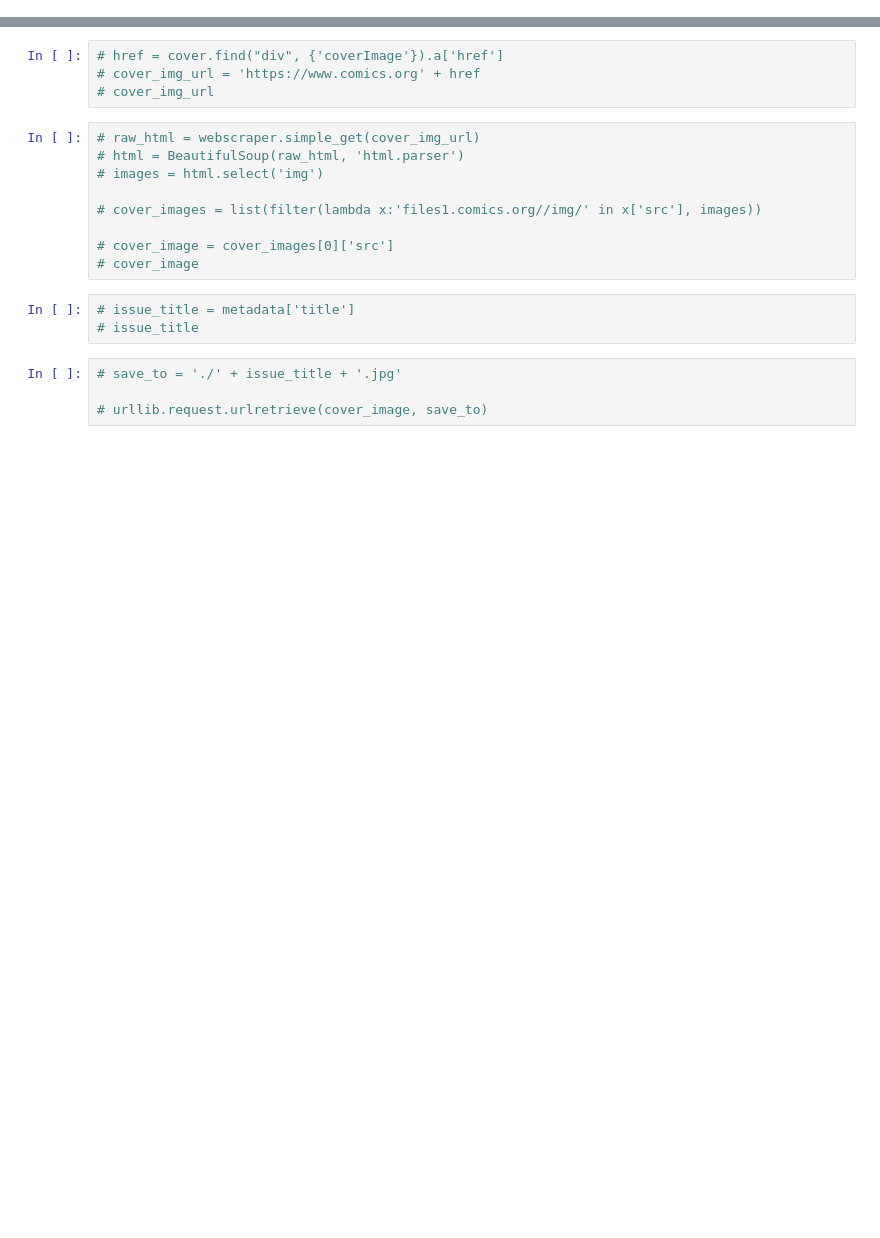
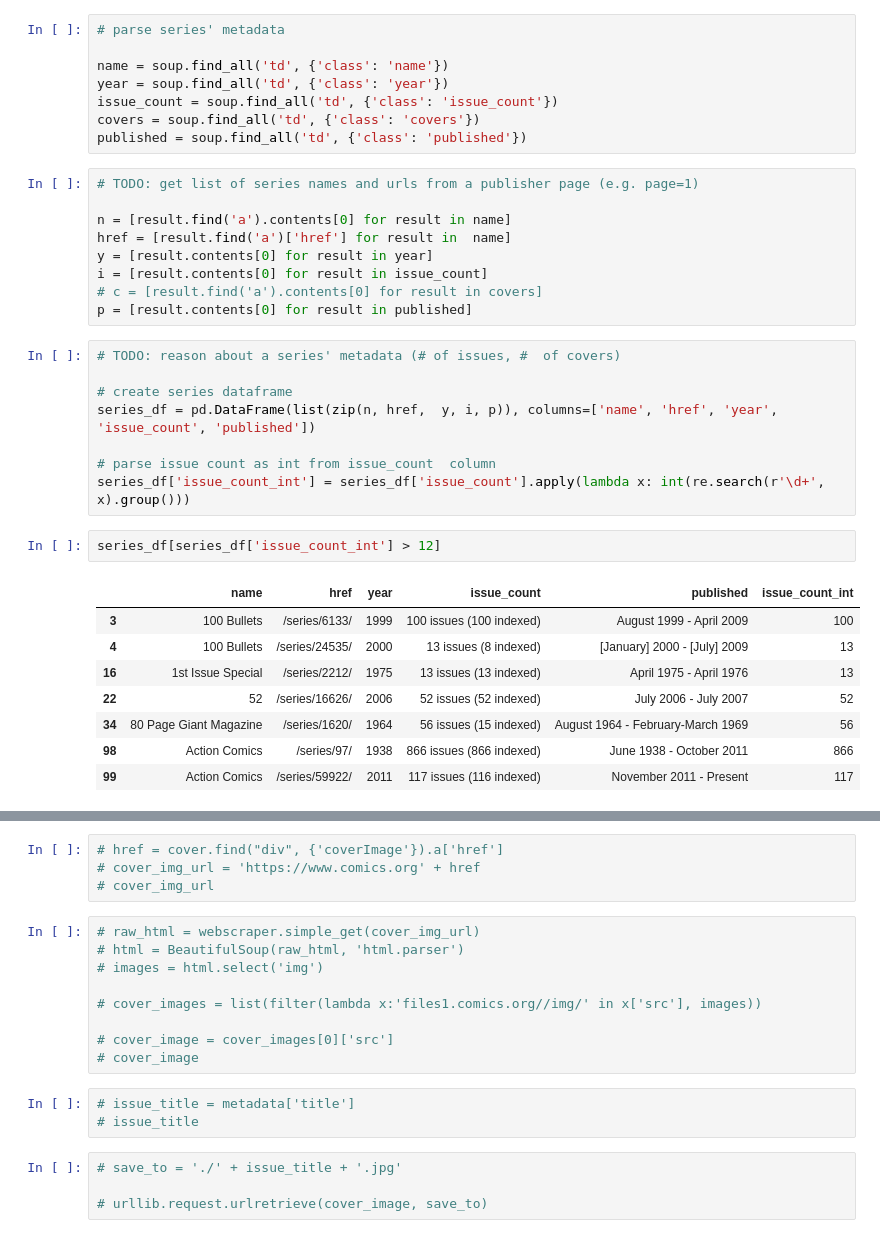
Before and after one commit to macrae/comics-net, a Jupyter notebook: jupyter/new_webscraper.ipynb, the cells around one changed output, grey strips where cells are left out. Cells and saved outputs as stored; diff of their text form; blank space fills up the shorter version.

```diff
--- a/jupyter/new_webscraper.ipynb
+++ b/jupyter/new_webscraper.ipynb
@@ -284,0 +671,36 @@ All-New Guardians of the Galaxy /series/113811/ 12
+# %%
+# parse series' metadata
+
+name = soup.find_all('td', {'class': 'name'})
+year = soup.find_all('td', {'class': 'year'})
+issue_count = soup.find_all('td', {'class': 'issue_count'})
+covers = soup.find_all('td', {'class': 'covers'})
+published = soup.find_all('td', {'class': 'published'})
+# %%
+# TODO: get list of series names and urls from a publisher page (e.g. page=1)
+
+n = [result.find('a').contents[0] for result in name]
+href = [result.find('a')['href'] for result in  name]
+y = [result.contents[0] for result in year]
+i = [result.contents[0] for result in issue_count]
+# c = [result.find('a').contents[0] for result in covers]
+p = [result.contents[0] for result in published]
+# %%
+# TODO: reason about a series' metadata (# of issues, #  of covers)
+
+# create series dataframe
+series_df = pd.DataFrame(list(zip(n, href,  y, i, p)), columns=['name', 'href', 'year', 'issue_count', 'published'])
+
+# parse issue count as int from issue_count  column
+series_df['issue_count_int'] = series_df['issue_count'].apply(lambda x: int(re.search(r'\d+', x).group()))
+# %%
+series_df[series_df['issue_count_int'] > 12]
+# %% [output]
+|  | name | href | year | issue_count | published | issue_count_int |
+| 3 | 100 Bullets | /series/6133/ | 1999 | 100 issues (100 indexed) | August 1999 - April 2009 | 100 |
+| 4 | 100 Bullets | /series/24535/ | 2000 | 13 issues (8 indexed) | [January] 2000 - [July] 2009 | 13 |
+| 16 | 1st Issue Special | /series/2212/ | 1975 | 13 issues (13 indexed) | April 1975 - April 1976 | 13 |
+| 22 | 52 | /series/16626/ | 2006 | 52 issues (52 indexed) | July 2006 - July 2007 | 52 |
+| 34 | 80 Page Giant Magazine | /series/1620/ | 1964 | 56 issues (15 indexed) | August 1964 - February-March 1969 | 56 |
+| 98 | Action Comics | /series/97/ | 1938 | 866 issues (866 indexed) | June 1938 - October 2011 | 866 |
+| 99 | Action Comics | /series/59922/ | 2011 | 117 issues (116 indexed) | November 2011 - Present | 117 |
```
Also changed, not shown: parts of 43 cells of this notebook.
